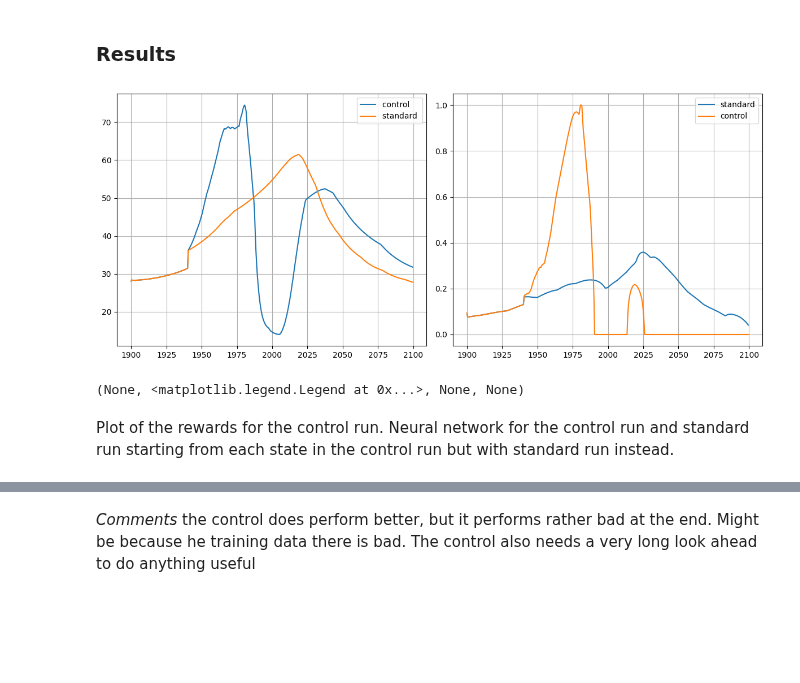
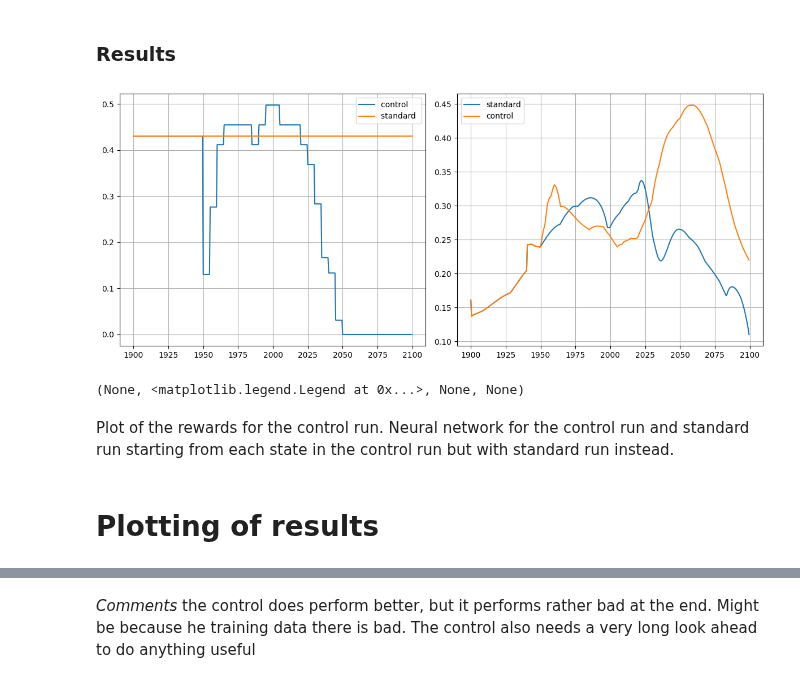
Before and after one commit to emilj610/pyworld3A3, a Jupyter notebook: reinforcementLearning.ipynb, the cells around one changed output, grey strips where cells are left out. Drawn from its saved outputs; the diff is of its cells as text; code cells hidden in the pictures; blank space fills up the shorter version.

```diff
--- a/reinforcementLearning.ipynb
+++ b/reinforcementLearning.ipynb
@@ -111,11 +116,12 @@ from sklearn.model_selection import train_test_split
 from sklearn.preprocessing import StandardScaler
 
 max_year = 2100
-filepath = "datasets/data_reward_HDI.parquet"
+filepath = "datasets/data_reward_HSDI.parquet"
 df = pd.read_parquet(filepath)
 state_variables = df.columns[df.columns != "J"]
 
-reward_func = reward_HDI
+reward_name = "HSDI"
+reward_func = reward_HSDI
 
 
 """
@@ -357,7 +363,7 @@ def run_control(world):
     isopc_val = 1 # change?
 
     for k in tqdm(range(1,world.n)):
-        if k % 10 == 0 and world.time[k] >= 1940:
+        if k % 10 == 0 and world.time[k] >= 1950:
             J_hat = lambda world, k: nn_func(model, world, k)
             fioac_val, isopc_val = get_control(world, k, 20, J_hat)
             world.fioac_control = lambda _: fioac_val
@@ -374,20 +380,20 @@ run_control(world_control)
 # %%
 import matplotlib.pyplot as plt
 start = 0
 end = -1
 plt.figure(figsize=(12, 5)), plt.subplot(1, 2, 1)
 #plt.plot(world_reference.time[start:end], world_reference.fioac[start:end], label="standard fioac")
-plt.plot(world_control.time[start:end], world_control.le[start:end], label="control ")
-plt.plot(world_reference.time[start:end], world_reference.le[start:end], label="standard ")
+plt.plot(world_control.time[start:end], world_control.fioac[start:end], label="control ")
+plt.plot(world_reference.time[start:end], world_reference.fioac[start:end], label="standard ")
 #plt.plot(world_control.time[start:end], world_control.nr[start:end], label="control isopc")
 plt.grid(), plt.legend(), plt.subplot(1, 2, 2)
 plt.plot(world_reference.time[start:end], reward_func(world_reference)[start:end], label="standard")
 plt.plot(world_control.time[start:end], reward_func(world_control)[start:end], label="control")
 #plt.plot(world_reference.time[start:end], world_reference.ppol[start:end], label="standard")
 #plt.plot(world_control.time[start:end], world_control.ppol[start:end], label="control")
 plt.grid(), plt.legend(), plt.tight_layout(), plt.show()
 # %% [output]
-[figure, old version]
+[figure, new version]
 (None, <matplotlib.legend.Legend at 0x...>, None, None)
 # %% [markdown]
 Plot of the rewards for the control run. Neural network for the control run and standard run starting from each state in the control run but with standard run instead.
@@ -423,6 +429,8 @@ for k in range(0, world_control.n):
     #standard_on_control[k] = standard_run_from(world_control, k)
     nn_control[k] = nn_func(model, world_control, k)
     nn_standard[k] = nn_func(model, world_reference, k)
+# %% [markdown]
+# Plotting of results
 # %%
 start = 0
 end = -1
```
Also changed, not shown: parts of 7 cells of this notebook, 3 other files.
